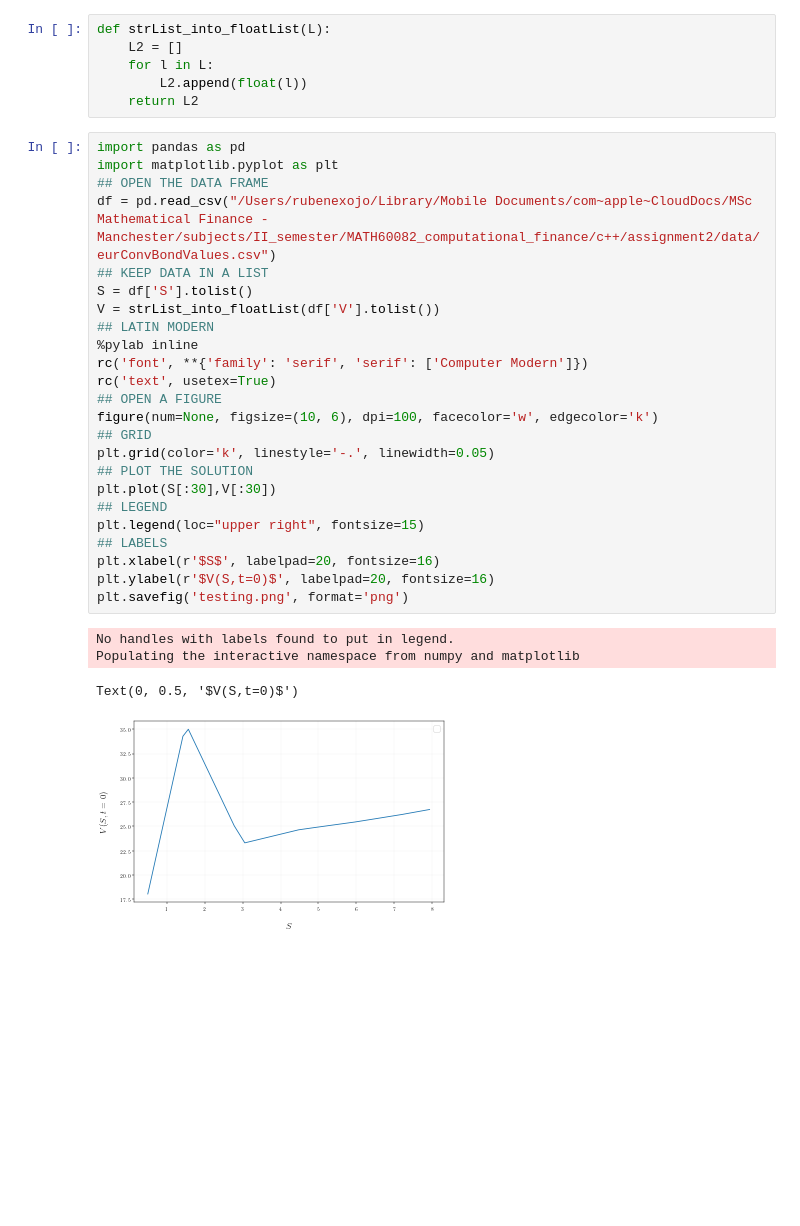
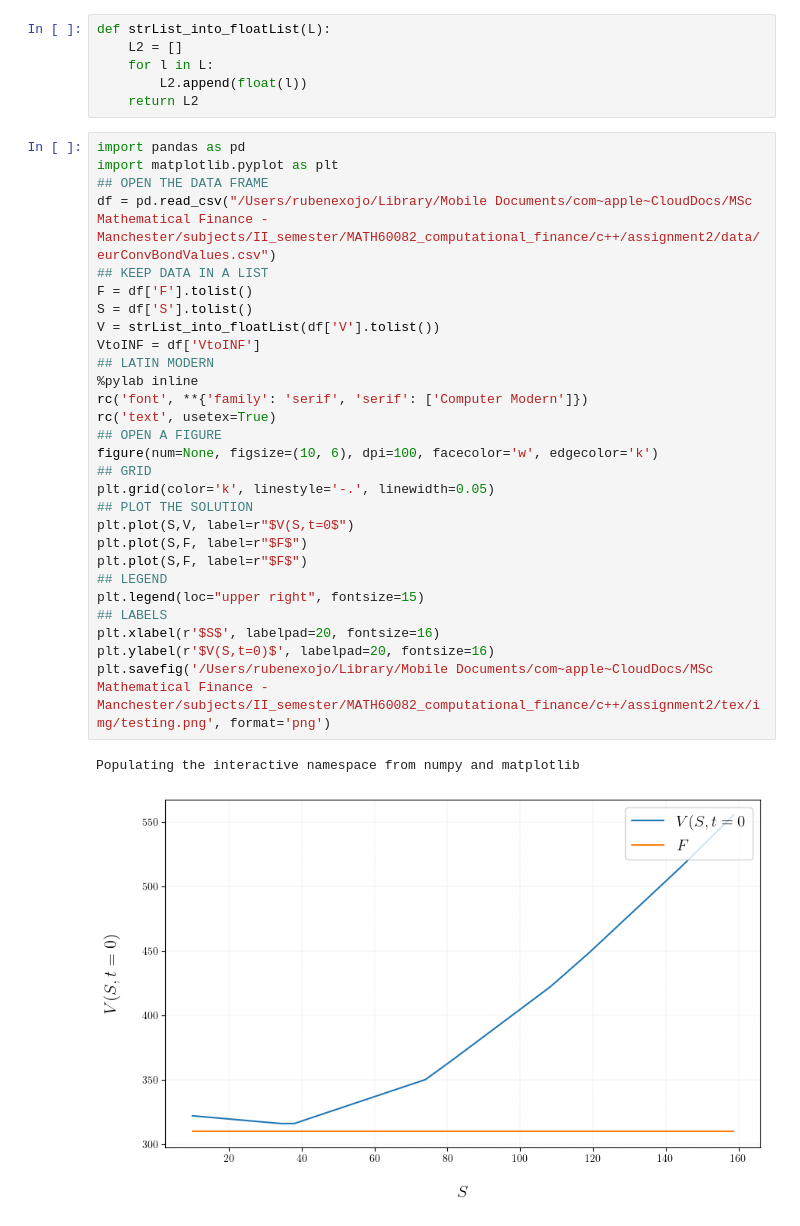
Before and after one commit to r-uben/assignment2, a Jupyter notebook: python/eurConvBondsPlots.ipynb, the cells around one changed output. Saved outputs shown, nothing was run; the diff lists cells and outputs as text; blank space fills up the shorter version.

```diff
--- a/python/eurConvBondsPlots.ipynb
+++ b/python/eurConvBondsPlots.ipynb
@@ -7,29 +7,31 @@ def strList_into_floatList(L):
 # %%
 import pandas as pd
 import matplotlib.pyplot as plt
 ## OPEN THE DATA FRAME
 df = pd.read_csv("/Users/rubenexojo/Library/Mobile Documents/com~apple~CloudDocs/MSc Mathematical Finance - Manchester/subjects/II_semester/MATH60082_computational_finance/c++/assignment2/data/eurConvBondValues.csv")
 ## KEEP DATA IN A LIST
+F = df['F'].tolist()
 S = df['S'].tolist()
 V = strList_into_floatList(df['V'].tolist())
+VtoINF = df['VtoINF']
 ## LATIN MODERN
 %pylab inline
 rc('font', **{'family': 'serif', 'serif': ['Computer Modern']})
 rc('text', usetex=True)
 ## OPEN A FIGURE
 figure(num=None, figsize=(10, 6), dpi=100, facecolor='w', edgecolor='k')
 ## GRID
 plt.grid(color='k', linestyle='-.', linewidth=0.05)
 ## PLOT THE SOLUTION
-plt.plot(S[:30],V[:30])
+plt.plot(S,V, label=r"$V(S,t=0$")
+plt.plot(S,F, label=r"$F$")
+plt.plot(S,F, label=r"$F$")
 ## LEGEND
 plt.legend(loc="upper right", fontsize=15)
 ## LABELS
 plt.xlabel(r'$S$', labelpad=20, fontsize=16)
 plt.ylabel(r'$V(S,t=0)$', labelpad=20, fontsize=16)
-plt.savefig('testing.png', format='png')
+plt.savefig('/Users/rubenexojo/Library/Mobile Documents/com~apple~CloudDocs/MSc Mathematical Finance - Manchester/subjects/II_semester/MATH60082_computational_finance/c++/assignment2/tex/img/testing.png', format='png')
 # %% [output]
-No handles with labels found to put in legend.
 Populating the interactive namespace from numpy and matplotlib
-Text(0, 0.5, '$V(S,t=0)$')
-[figure, old version]
+[figure, new version]
```
Also changed, not shown: 15 other files.
